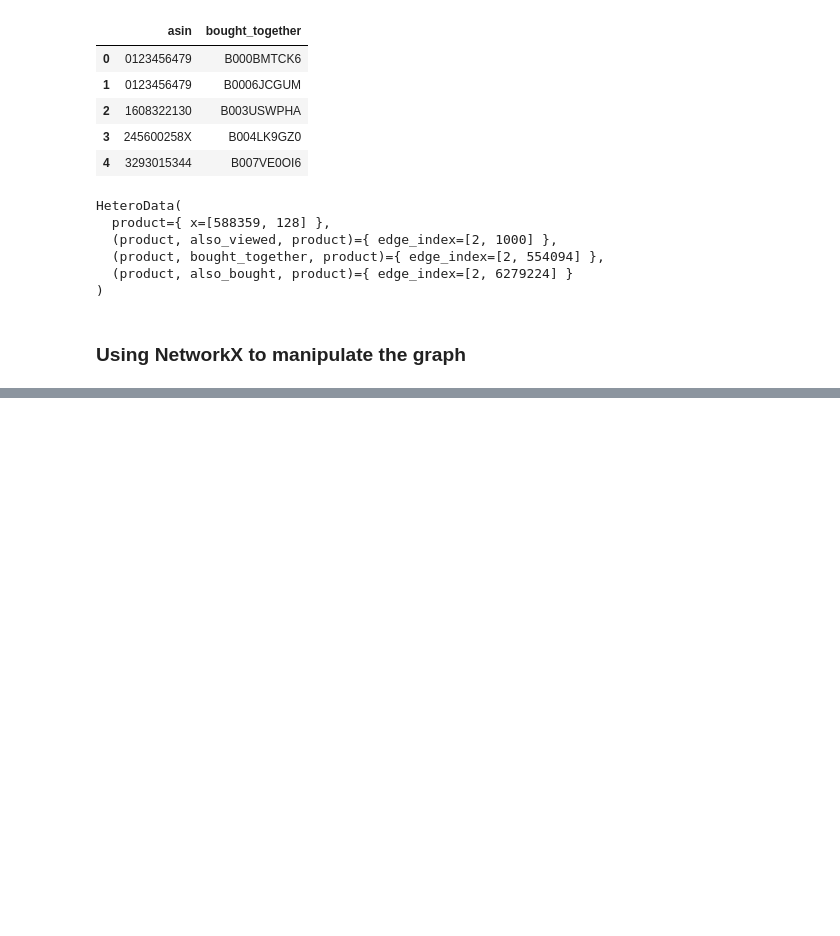
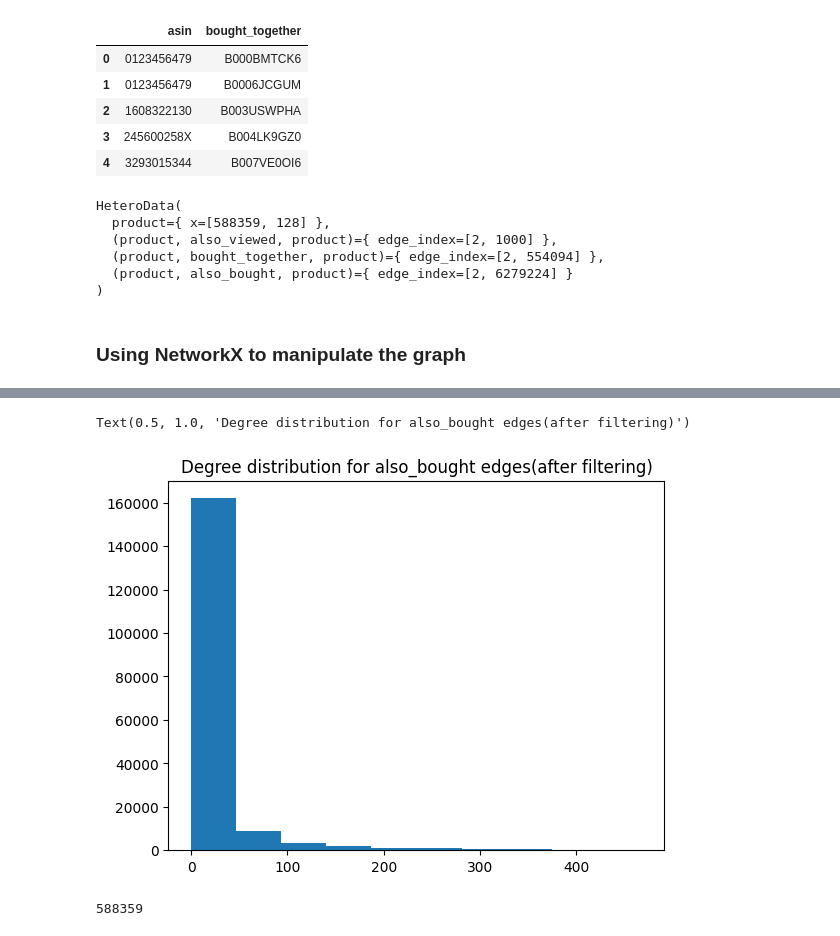
Before and after one commit to abhi74k/gnn-recommender-system, a Jupyter notebook: AmazonGraph.ipynb, the cells around one changed output, grey strips where cells are left out. Drawn from its saved outputs; the diff is of its cells as text; code cells hidden in the pictures; blank space fills up the shorter version.

```diff
--- a/AmazonGraph.ipynb
+++ b/AmazonGraph.ipynb
@@ -163,0 +200,12 @@ G.remove_nodes_from(nodes_to_remove)
+# %%
+
+node_degrees = [degree for node, degree in dict(H.degree()).items()]
+plt.hist(node_degrees, bins = 10)
+plt.title("Degree distribution for also_bought edges(after filtering)")
+# %% [output]
+Text(0.5, 1.0, 'Degree distribution for also_bought edges(after filtering)')
+[figure, added]
+# %%
+len(G.nodes)
+# %% [output]
+588359
```
Also changed, not shown: parts of 5 cells of this notebook.
